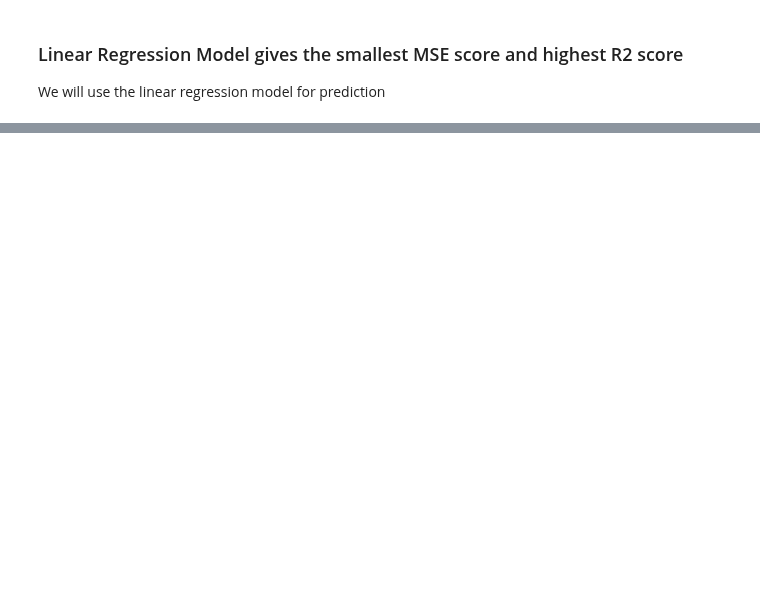
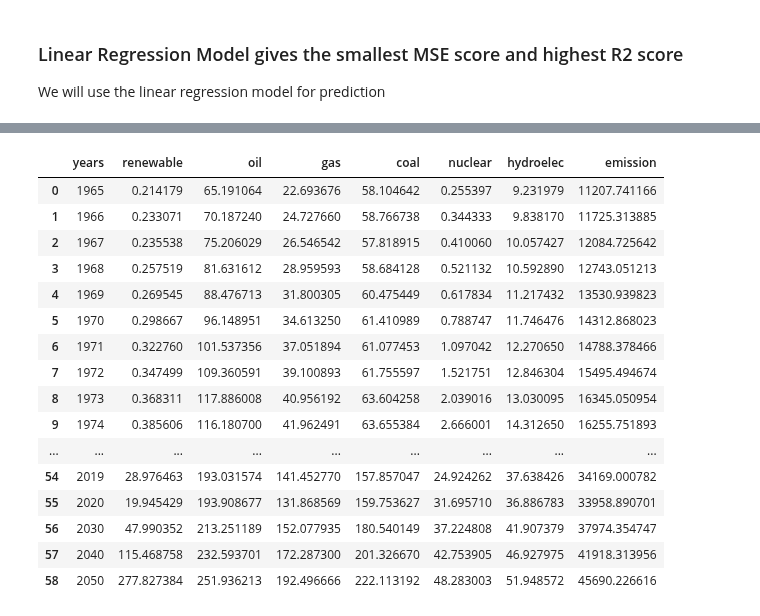
Before and after one commit to yuyhong23/One-Hot_Future, a Jupyter notebook: machine_learning_energy_types.ipynb, the cells around one changed output, grey strips where cells are left out. Cells and saved outputs as stored; diff of their text form; code cells hidden in the pictures; blank space fills up the shorter version.

```diff
--- a/machine_learning_energy_types.ipynb
+++ b/machine_learning_energy_types.ipynb
@@ -877,0 +940,4 @@ We will use the linear regression model for prediction
+# %%
+final_y_inverse = y_scaler.inverse_transform(final_y_predictions)
+energy_prediction_df["emission"] = final_y_inverse
+energy_prediction_df_done = energy_prediction_df.reset_index(drop=False)
@@ -877,0 +1004,23 @@ We will use the linear regression model for prediction
+# %%
+combine_all_done = combine_all_done.append(energy_prediction_df_done)
+combine_all_done = combine_all_done.reset_index(drop=True)
+# %%
+combine_all_done
+# %% [output]
+|  | years | renewable | oil | gas | coal | nuclear | hydroelec | emission |
+| 0 | 1965 | 0.214179 | 65.191064 | 22.693676 | 58.104642 | 0.255397 | 9.231979 | 11207.741166 |
+| 1 | 1966 | 0.233071 | 70.187240 | 24.727660 | 58.766738 | 0.344333 | 9.838170 | 11725.313885 |
+| 2 | 1967 | 0.235538 | 75.206029 | 26.546542 | 57.818915 | 0.410060 | 10.057427 | 12084.725642 |
+| 3 | 1968 | 0.257519 | 81.631612 | 28.959593 | 58.684128 | 0.521132 | 10.592890 | 12743.051213 |
+| 4 | 1969 | 0.269545 | 88.476713 | 31.800305 | 60.475449 | 0.617834 | 11.217432 | 13530.939823 |
+| 5 | 1970 | 0.298667 | 96.148951 | 34.613250 | 61.410989 | 0.788747 | 11.746476 | 14312.868023 |
+| 6 | 1971 | 0.322760 | 101.537356 | 37.051894 | 61.077453 | 1.097042 | 12.270650 | 14788.378466 |
+| 7 | 1972 | 0.347499 | 109.360591 | 39.100893 | 61.755597 | 1.521751 | 12.846304 | 15495.494674 |
+| 8 | 1973 | 0.368311 | 117.886008 | 40.956192 | 63.604258 | 2.039016 | 13.030095 | 16345.050954 |
+| 9 | 1974 | 0.385606 | 116.180700 | 41.962491 | 63.655384 | 2.666001 | 14.312650 | 16255.751893 |
+| ... | ... | ... | ... | ... | ... | ... | ... | ... |
+| 54 | 2019 | 28.976463 | 193.031574 | 141.452770 | 157.857047 | 24.924262 | 37.638426 | 34169.000782 |
+| 55 | 2020 | 19.945429 | 193.908677 | 131.868569 | 159.753627 | 31.695710 | 36.886783 | 33958.890701 |
+| 56 | 2030 | 47.990352 | 213.251189 | 152.077935 | 180.540149 | 37.224808 | 41.907379 | 37974.354747 |
+| 57 | 2040 | 115.468758 | 232.593701 | 172.287300 | 201.326670 | 42.753905 | 46.927975 | 41918.313956 |
+| 58 | 2050 | 277.827384 | 251.936213 | 192.496666 | 222.113192 | 48.283003 | 51.948572 | 45690.226616 |
```
Also changed, not shown: parts of 28 cells of this notebook, 1 other file.
